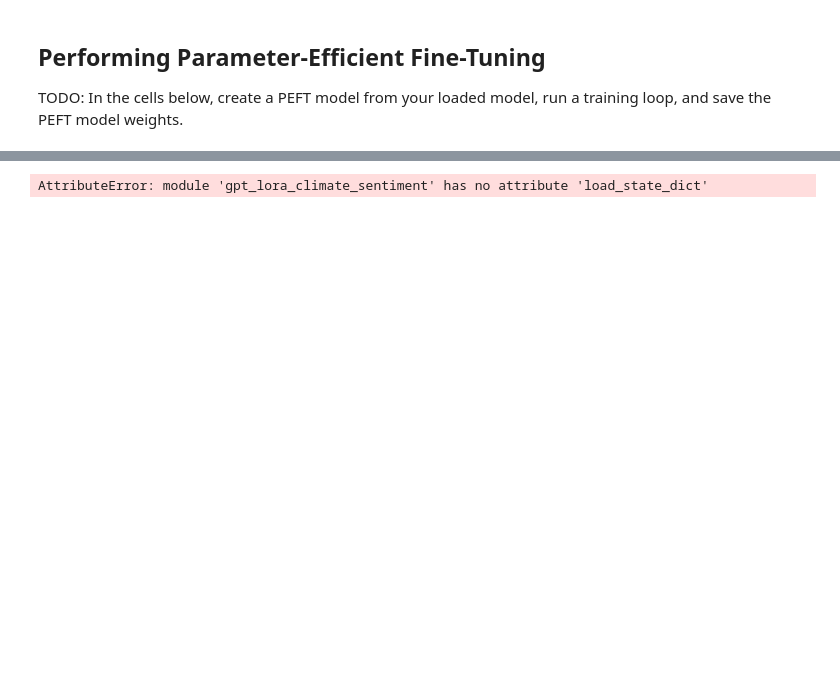
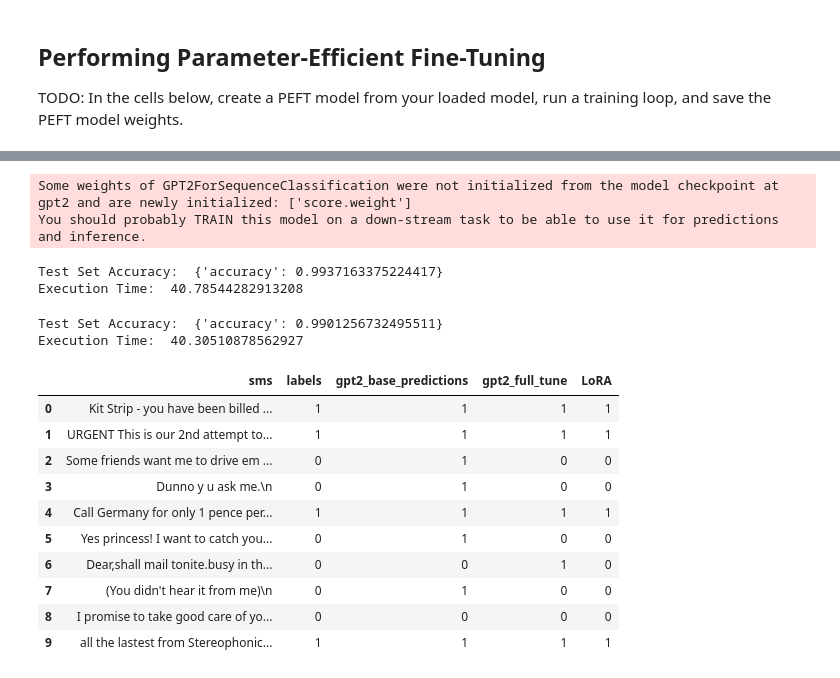
Before and after one commit to ahwrist/LoRA_climate_sentiment, a Jupyter notebook: LightweightFineTuning.ipynb, the cells around one changed output, grey strips where cells are left out. Drawn from its saved outputs; the diff is of its cells as text; code cells hidden in the pictures; blank space fills up the shorter version.

Commit message:
Commit ready for Udacity review, including cleaned and edited ipynb

```diff
--- a/LightweightFineTuning.ipynb
+++ b/LightweightFineTuning.ipynb
@@ -281,0 +176,4 @@ False
+# %%
+gpt2_base_predictions, gpt2_base_labels, gpt2_base_accuracy, gpt2_base_execution_time = predict(gpt2_model_base, test_tokenized, pred_max_qty=1114)
+print("Test Set Accuracy: ", gpt2_base_accuracy)
+print("Execution Time: ", gpt2_base_execution_time)
@@ -641,7 +344,69 @@ AttributeError: 'collections.OrderedDict' object has no attribute 'eval'
-# %%
-import gpt_lora_climate_sentiment
-
-lora_model_out = gpt_lora_climate_sentiment
-gpt_lora_climate_sentiment.load_state_dict(torch.load("lora_climate_sentiment_model.pt"))
-# %% [output]
-AttributeError: module 'gpt_lora_climate_sentiment' has no attribute 'load_state_dict'
+# %%
+from peft import PeftModelForSequenceClassification
+from transformers import AutoModelForSequenceClassification, DefaultDataCollator
+from transformers import GPT2Config
+# lora_model_out = AutoModelForSequenceClassification.from_pretrained('gpt2_lora_email_spam')
+
+# Configure saved LoRA model for loading
+lora_config = GPT2Config.from_pretrained('gpt2_lora_email_spam/adapter_config.json')
+
+# Add padding token
+lora_config.pad_token_id = lora_config.eos_token_id
+
+# Load saved LoRA model
+lora_model_out = GPT2ForSequenceClassification.from_pretrained('gpt2_lora_email_spam', config = lora_config)
+
+# Add padding token to the tokenizer
+gpt2_tokenizer.pad_token = gpt2_tokenizer.eos_token
+# %% [output]
+Some weights of GPT2ForSequenceClassification were not initialized from the model checkpoint at gpt2 and are newly initialized: ['score.weight']
+You should probably TRAIN this model on a down-stream task to be able to use it for predictions and inference.
+# %%
+# Make predictions on the test set and calculate accuracy
+lora_predictions, lora_labels, lora_accuracy, lora_execution_time = predict(lora_model_out, test_tokenized, pred_max_qty=1114)
+print("Test Set Accuracy: ", lora_accuracy)
+print("Execution Time: ", lora_execution_time)
+# %% [output]
+Test Set Accuracy:  {'accuracy': 0.9937163375224417}
+Execution Time:  40.78544282913208
+# %%
+# Make predictions on the test set and calculate accuracy
+gpt2_fulltrain_predictions, gpt2_fulltrain_labels, gpt2_fulltrain_accuracy, gpt2_fulltrain_execution_time = predict(gpt2_model, test_tokenized, pred_max_qty=1114)
+# print("Test Set Predictions: ", base_predictions)
+# print("Test Set Labels: ", base_labels)
+print("Test Set Accuracy: ", gpt2_fulltrain_accuracy)
+print("Execution Time: ", gpt2_fulltrain_execution_time)
+# %% [output]
+Test Set Accuracy:  {'accuracy': 0.9901256732495511}
+Execution Time:  40.30510878562927
+# %%
+import pandas as pd
+
+review_count = slice(26, 36) # Define a slice that has a good mix of spam and not spam
+review_set = test_tokenized[review_count]
+
+# Set up dataframe to compare labels and predictions with SMS messages from the test dataset
+df_review = pd.DataFrame(
+    {
+        'sms': [item for item in review_set['sms']],
+        'labels': [item for item in review_set['label']],
+        'gpt2_base_predictions': gpt2_base_predictions[review_count],
+        'gpt2_full_tune': gpt2_fulltrain_predictions[review_count],
+        'LoRA': lora_predictions[review_count]
+
+    }
+)
+pd.set_option('display.max_colwidth', None)
+display(df_review)
+# %% [output]
+|  | sms | labels | gpt2_base_predictions | gpt2_full_tune | LoRA |
+| 0 | Kit Strip - you have been billed ... | 1 | 1 | 1 | 1 |
+| 1 | URGENT This is our 2nd attempt to... | 1 | 1 | 1 | 1 |
+| 2 | Some friends want me to drive em ... | 0 | 1 | 0 | 0 |
+| 3 | Dunno y u ask me.\n | 0 | 1 | 0 | 0 |
+| 4 | Call Germany for only 1 pence per... | 1 | 1 | 1 | 1 |
+| 5 | Yes princess! I want to catch you... | 0 | 1 | 0 | 0 |
+| 6 | Dear,shall mail tonite.busy in th... | 0 | 0 | 1 | 0 |
+| 7 | (You didn't hear it from me)\n | 0 | 1 | 0 | 0 |
+| 8 | I promise to take good care of yo... | 0 | 0 | 0 | 0 |
+| 9 | all the lastest from Stereophonic... | 1 | 1 | 1 | 1 |
```
Also changed, not shown: parts of 62 cells of this notebook, 6 other files.
